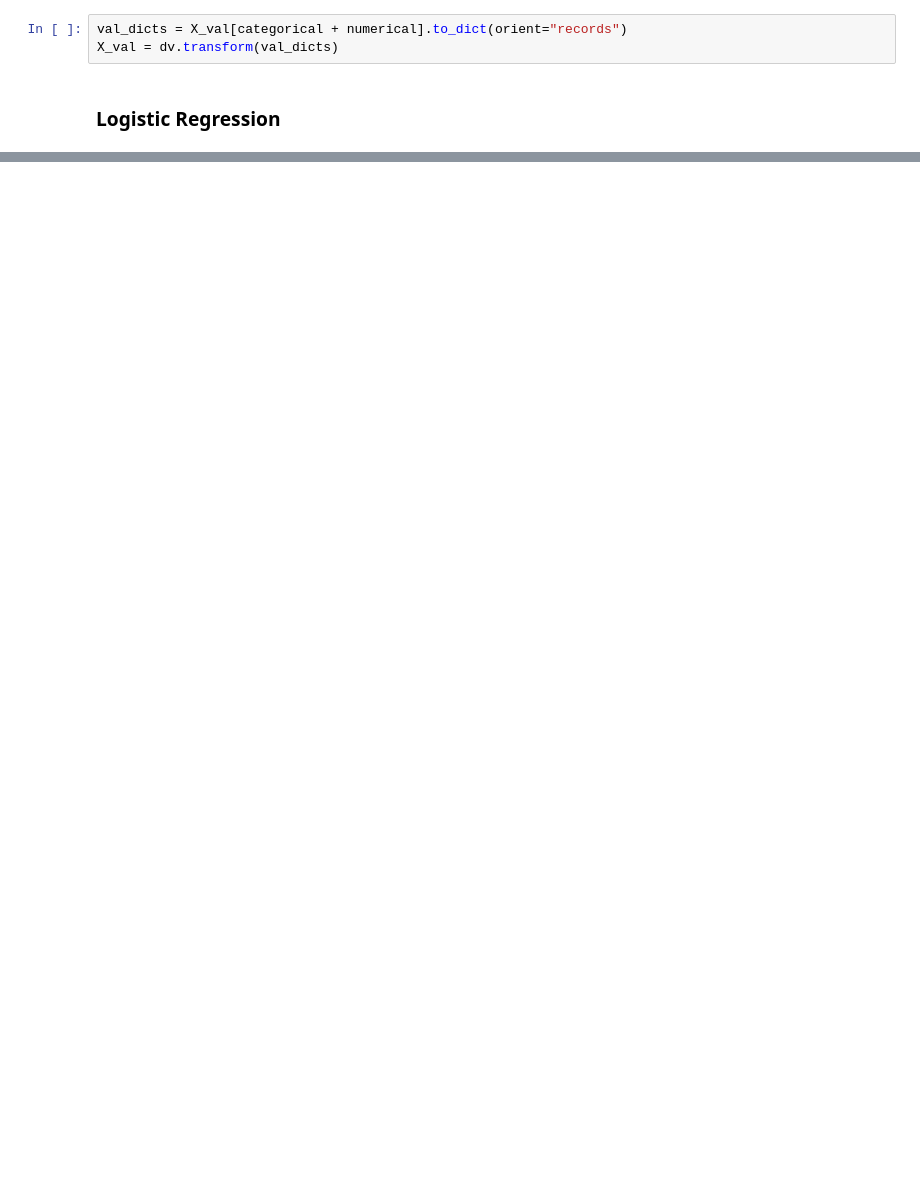
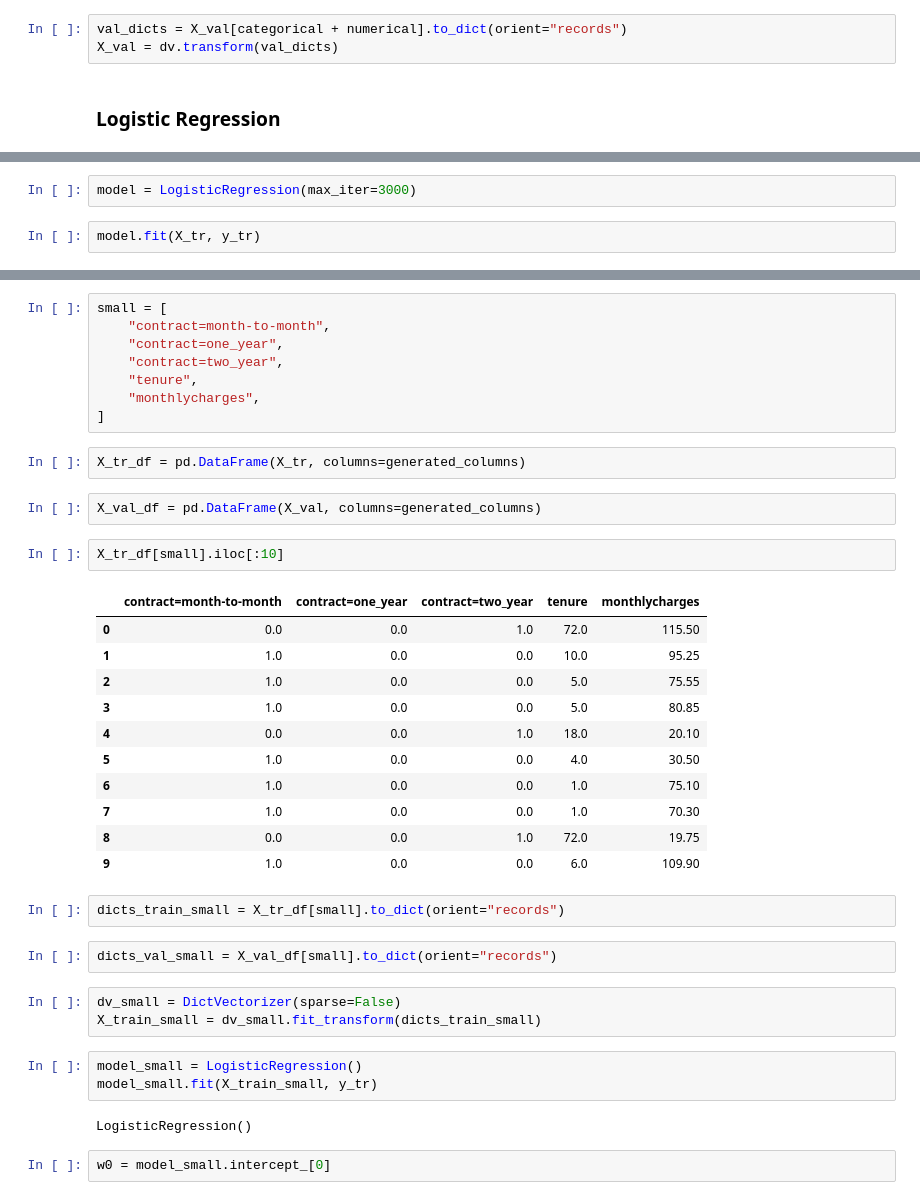
Before and after one commit to diiogorezende/machine-learning-engineering, a Jupyter notebook: src/notebooks/module-03.ipynb, the cells around one changed output, grey strips where cells are left out. Drawn from its saved outputs; the diff is of its cells as text; blank space fills up the shorter version.

```diff
--- a/src/notebooks/module-03.ipynb
+++ b/src/notebooks/module-03.ipynb
@@ -529,0 +578,4 @@ X_val = dv.transform(val_dicts)
+# %%
+model = LogisticRegression(max_iter=3000)
+# %%
+model.fit(X_tr, y_tr)
@@ -529,0 +643,40 @@ X_val = dv.transform(val_dicts)
+# %%
+small = [
+    "contract=month-to-month",
+    "contract=one_year",
+    "contract=two_year",
+    "tenure",
+    "monthlycharges",
+]
+# %%
+X_tr_df = pd.DataFrame(X_tr, columns=generated_columns)
+# %%
+X_val_df = pd.DataFrame(X_val, columns=generated_columns)
+# %%
+X_tr_df[small].iloc[:10]
+# %% [output]
+|  | contract=month-to-month | contract=one_year | contract=two_year | tenure | monthlycharges |
+| 0 | 0.0 | 0.0 | 1.0 | 72.0 | 115.50 |
+| 1 | 1.0 | 0.0 | 0.0 | 10.0 | 95.25 |
+| 2 | 1.0 | 0.0 | 0.0 | 5.0 | 75.55 |
+| 3 | 1.0 | 0.0 | 0.0 | 5.0 | 80.85 |
+| 4 | 0.0 | 0.0 | 1.0 | 18.0 | 20.10 |
+| 5 | 1.0 | 0.0 | 0.0 | 4.0 | 30.50 |
+| 6 | 1.0 | 0.0 | 0.0 | 1.0 | 75.10 |
+| 7 | 1.0 | 0.0 | 0.0 | 1.0 | 70.30 |
+| 8 | 0.0 | 0.0 | 1.0 | 72.0 | 19.75 |
+| 9 | 1.0 | 0.0 | 0.0 | 6.0 | 109.90 |
+# %%
+dicts_train_small = X_tr_df[small].to_dict(orient="records")
+# %%
+dicts_val_small = X_val_df[small].to_dict(orient="records")
+# %%
+dv_small = DictVectorizer(sparse=False)
+X_train_small = dv_small.fit_transform(dicts_train_small)
+# %%
+model_small = LogisticRegression()
+model_small.fit(X_train_small, y_tr)
+# %% [output]
+LogisticRegression()
+# %%
+w0 = model_small.intercept_[0]
```
Also changed, not shown: parts of 26 cells of this notebook.
